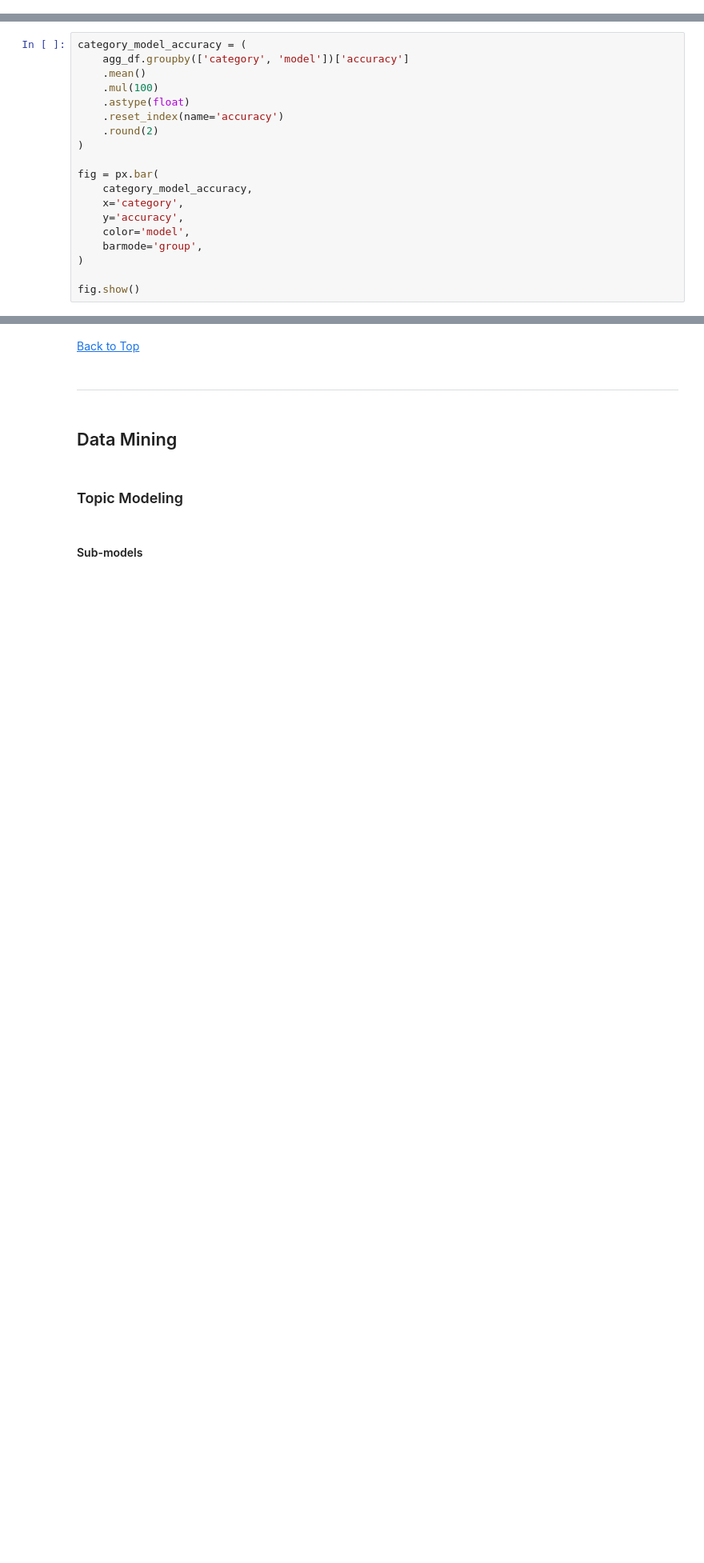
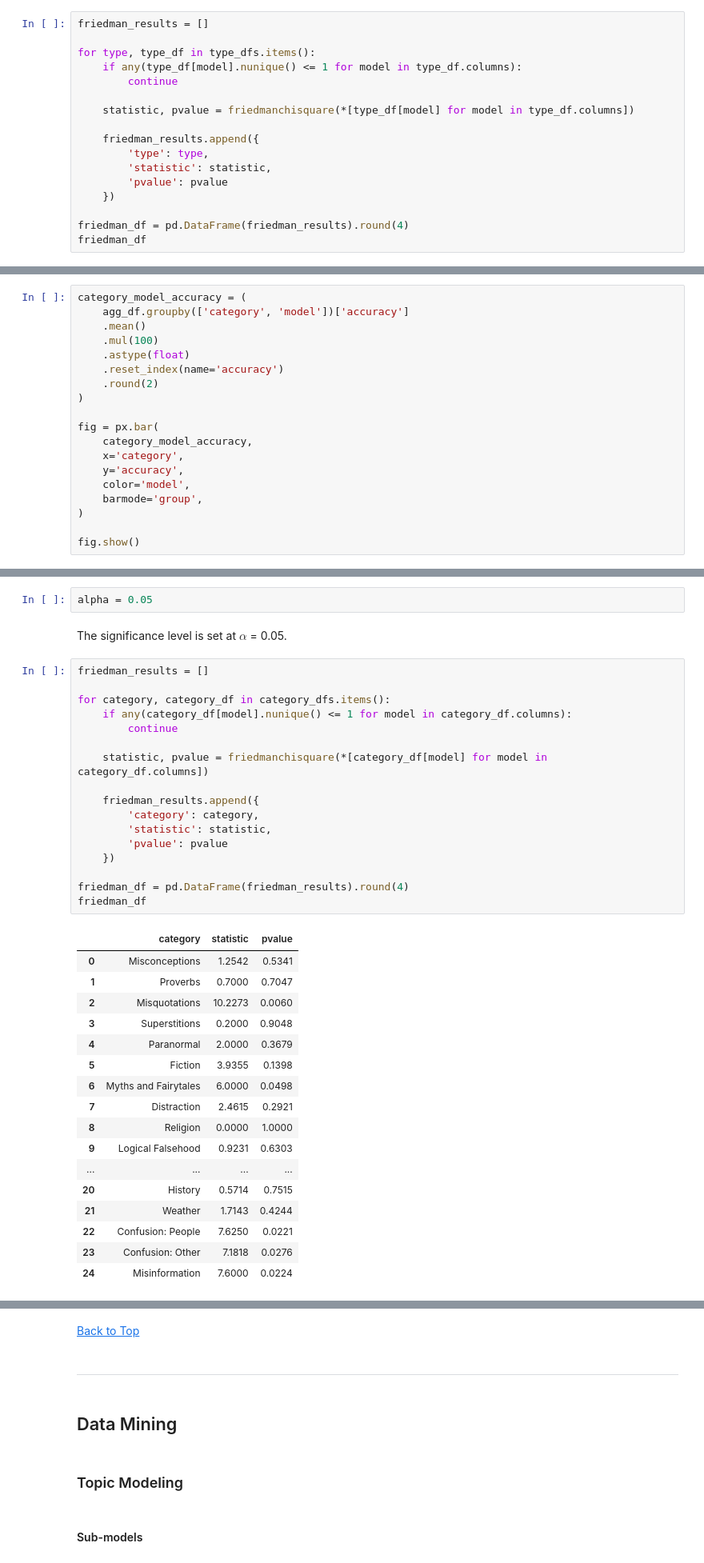
Before and after one commit to Dawsxn/CSMODEL_MCO, a Jupyter notebook: phase_2.ipynb, the cells around one changed output, grey strips where cells are left out. Shown at 80% size. Drawn from its saved outputs; the diff is of its cells as text; blank space fills up the shorter version.

```diff
--- a/phase_2.ipynb
+++ b/phase_2.ipynb
@@ -190,0 +196,17 @@ FriedmanchisquareResult(statistic=3.86511627906805, pvalue=0.14477736366462676)
+# %%
+friedman_results = []
+
+for type, type_df in type_dfs.items():
+    if any(type_df[model].nunique() <= 1 for model in type_df.columns):
+        continue
+
+    statistic, pvalue = friedmanchisquare(*[type_df[model] for model in type_df.columns])
+
+    friedman_results.append({
+        'type': type,
+        'statistic': statistic,
+        'pvalue': pvalue
+    })
+
+friedman_df = pd.DataFrame(friedman_results).round(4)
+friedman_df
@@ -256,0 +321,39 @@ fig.show()
+# %%
+alpha = 0.05
+# %% [markdown]
+The significance level is set at $\alpha$ = 0.05.
+# %%
+friedman_results = []
+
+for category, category_df in category_dfs.items():
+    if any(category_df[model].nunique() <= 1 for model in category_df.columns):
+        continue
+
+    statistic, pvalue = friedmanchisquare(*[category_df[model] for model in category_df.columns])
+
+    friedman_results.append({
+        'category': category,
+        'statistic': statistic,
+        'pvalue': pvalue
+    })
+
+friedman_df = pd.DataFrame(friedman_results).round(4)
+friedman_df
+# %% [output]
+|  | category | statistic | pvalue |
+| 0 | Misconceptions | 1.2542 | 0.5341 |
+| 1 | Proverbs | 0.7000 | 0.7047 |
+| 2 | Misquotations | 10.2273 | 0.0060 |
+| 3 | Superstitions | 0.2000 | 0.9048 |
+| 4 | Paranormal | 2.0000 | 0.3679 |
+| 5 | Fiction | 3.9355 | 0.1398 |
+| 6 | Myths and Fairytales | 6.0000 | 0.0498 |
+| 7 | Distraction | 2.4615 | 0.2921 |
+| 8 | Religion | 0.0000 | 1.0000 |
+| 9 | Logical Falsehood | 0.9231 | 0.6303 |
+| ... | ... | ... | ... |
+| 20 | History | 0.5714 | 0.7515 |
+| 21 | Weather | 1.7143 | 0.4244 |
+| 22 | Confusion: People | 7.6250 | 0.0221 |
+| 23 | Confusion: Other | 7.1818 | 0.0276 |
+| 24 | Misinformation | 7.6000 | 0.0224 |
```
Also changed, not shown: parts of 64 cells of this notebook.
